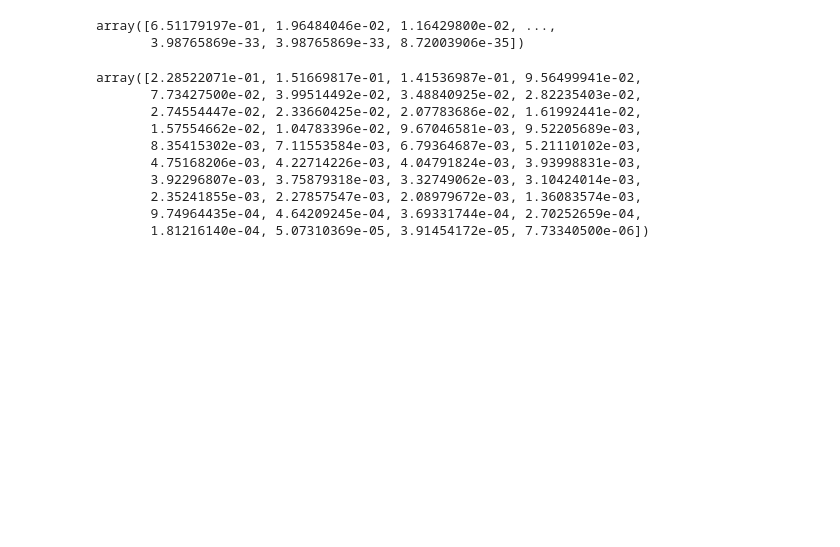
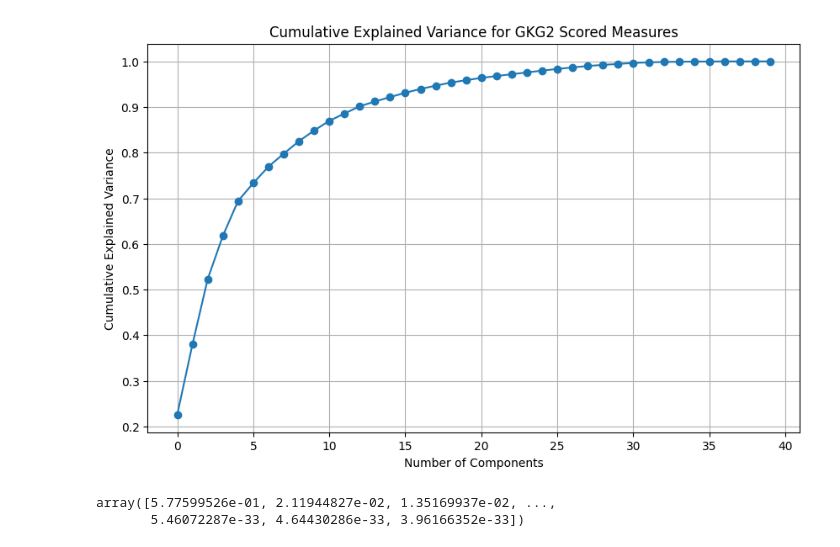
Before and after one commit to svanomm/sentiment-volume-forecasting, a Jupyter notebook: Scripts/01 GDELT Data/03 Sentiment PCA.ipynb, the cells around one changed output. Saved outputs shown, nothing was run; the diff lists cells and outputs as text; code cells hidden in the pictures; blank space fills up the shorter version.

```diff
--- a/Scripts/01 GDELT Data/03 Sentiment PCA.ipynb
+++ b/Scripts/01 GDELT Data/03 Sentiment PCA.ipynb
@@ -58,8 +65,9 @@ df_1 = df.select(['Tone',
  'Self/Group Reference Density',
  'Word Count'])
 
-df_2 = df.select(pl.selectors.contains('WORDCOUNT'))
-df_3 = df.select(pl.selectors.contains('SCOREDVALUE'))
+df_2 = df.select(pl.selectors.contains('SCOREDVALUE'))
+
+df = df.select(pl.selectors.contains('WORDCOUNT'))
 # %%
 # Rescale the datasets
 scaler = StandardScaler()
@@ -142,20 +94,20 @@ with open(r'../../data/processed/pca_fit_1.pkl', 'wb') as f:
 # %%
-pca_fit_2 = PCA().fit(df_2)
-pca_fit_2.explained_variance_ratio_
+pca_fit = PCA().fit(df_2)
+# Write this to a pickle file
+with open(r'../../data/processed/pca_fit_2.pkl', 'wb') as f:
+    pickle.dump(pca_fit, f)
-# %% [output]
-array([6.51179197e-01, 1.96484046e-02, 1.16429800e-02, ...,
-       3.98765869e-33, 3.98765869e-33, 8.72003906e-35])
+# %%
+plot_cumulative_explained_variance(pca_fit, 'Cumulative Explained Variance for GKG2 Scored Measures')
+# %% [output]
+[figure, added]
 # %%
-pca_fit_3 = PCA().fit(df_3)
-pca_fit_3.explained_variance_ratio_
+pca_fit = IncrementalPCA(batch_size=200000).fit(df)
+
+# Write this to a pickle file
+with open(r'../../data/processed/pca_fit_3.pkl', 'wb') as f:
+    pickle.dump(pca_fit, f)
+
+pca_fit.explained_variance_ratio_
 # %% [output]
-array([2.28522071e-01, 1.51669817e-01, 1.41536987e-01, 9.56499941e-02,
-       7.73427500e-02, 3.99514492e-02, 3.48840925e-02, 2.82235403e-02,
-       2.74554447e-02, 2.33660425e-02, 2.07783686e-02, 1.61992441e-02,
-       1.57554662e-02, 1.04783396e-02, 9.67046581e-03, 9.52205689e-03,
-       8.35415302e-03, 7.11553584e-03, 6.79364687e-03, 5.21110102e-03,
-       4.75168206e-03, 4.22714226e-03, 4.04791824e-03, 3.93998831e-03,
-       3.92296807e-03, 3.75879318e-03, 3.32749062e-03, 3.10424014e-03,
-       2.35241855e-03, 2.27857547e-03, 2.08979672e-03, 1.36083574e-03,
-       9.74964435e-04, 4.64209245e-04, 3.69331744e-04, 2.70252659e-04,
-       1.81216140e-04, 5.07310369e-05, 3.91454172e-05, 7.73340500e-06])
+array([5.77599526e-01, 2.11944827e-02, 1.35169937e-02, ...,
+       5.46072287e-33, 4.64430286e-33, 3.96166352e-33])
```
Also changed, not shown: parts of 16 cells of this notebook.
